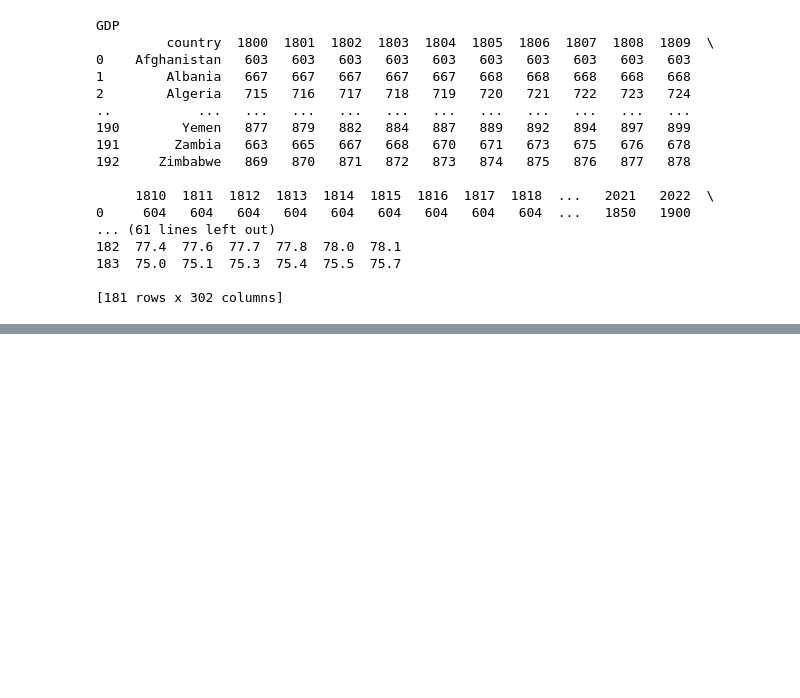
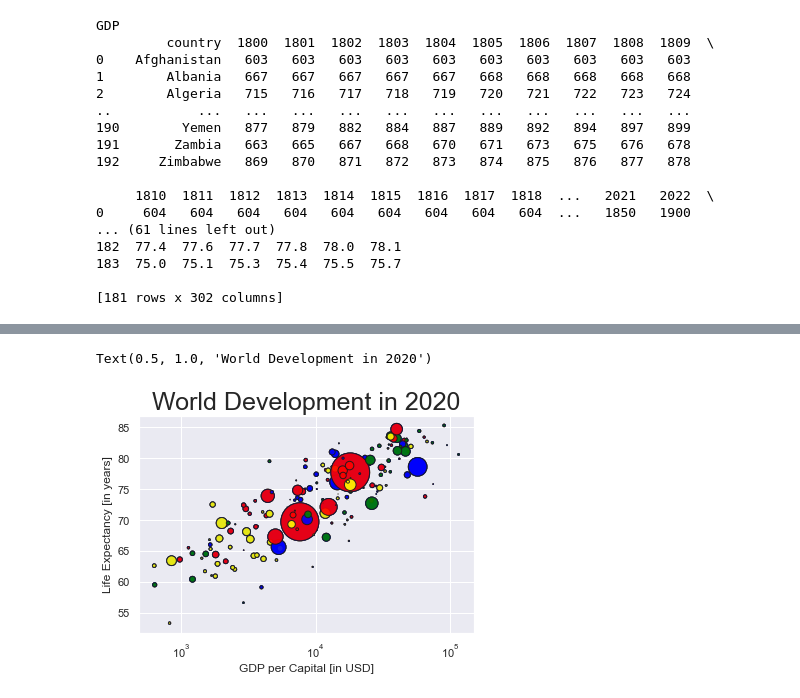
Before and after one commit to cventura3/folder_dectection_Fraud, a Jupyter notebook: A_test_notebook.ipynb, the cells around one changed output, grey strips where cells are left out. Cells and saved outputs as stored; diff of their text form; code cells hidden in the pictures; blank space fills up the shorter version.

```diff
--- a/A_test_notebook.ipynb
+++ b/A_test_notebook.ipynb
@@ -461,3 +462,11 @@ GDP
 183  75.0  75.1  75.3  75.4  75.5  75.7
 
 [181 rows x 302 columns]
+# %%
+#after using fuctions match_df_par and drop_mismatch the index are all over the place
+#check the index values of each dataframe. The function match_df_pair does not fix for index
+for idx, item in enumerate(df1.index.values):
+    if item != df2.index.values[idx] and item != df3.index.values[idx] and item != df4.index.values[idx]:
+        print('different', item)
+
+#below youll see the indexes that are not the same within the 3 df
@@ -463,0 +675,19 @@ GDP
+# %%
+# create the scatter plot
+plt.scatter(np_gdp, np_life, s=(normalize_data(np_pop) * 1500), alpha = 0.9, c = 'red') # in order to use S
+plt.scatter(np_gdp, np_life, s=(normalize_data(np_pop) * 1500), alpha = 0.9, c = 'yellow')
+plt.scatter(np_gdp, np_life, s=(normalize_data(np_pop) * 1500), alpha = 0.9, c = 'green')
+plt.scatter(np_gdp, np_life, s=(normalize_data(np_pop) * 1500), alpha = 0.9, c = 'blue')
+plt.scatter(np_gdp, np_life, s=(normalize_data(np_pop) * 1500), alpha = 0.9, c = color,
+ edgecolor= 'k')                                                             # and multiply each element you need an np.array
+
+#fit the x scale
+plt.xscale('log')
+
+#add axis labels
+plt.xlabel('GDP per Capital [in USD]')
+plt.ylabel('Life Expectancy [in years]')
+plt.title('World Development in 2020',fontsize = 25)
+# %% [output]
+Text(0.5, 1.0, 'World Development in 2020')
+[figure, added]
```
Also changed, not shown: parts of 13 cells of this notebook.
